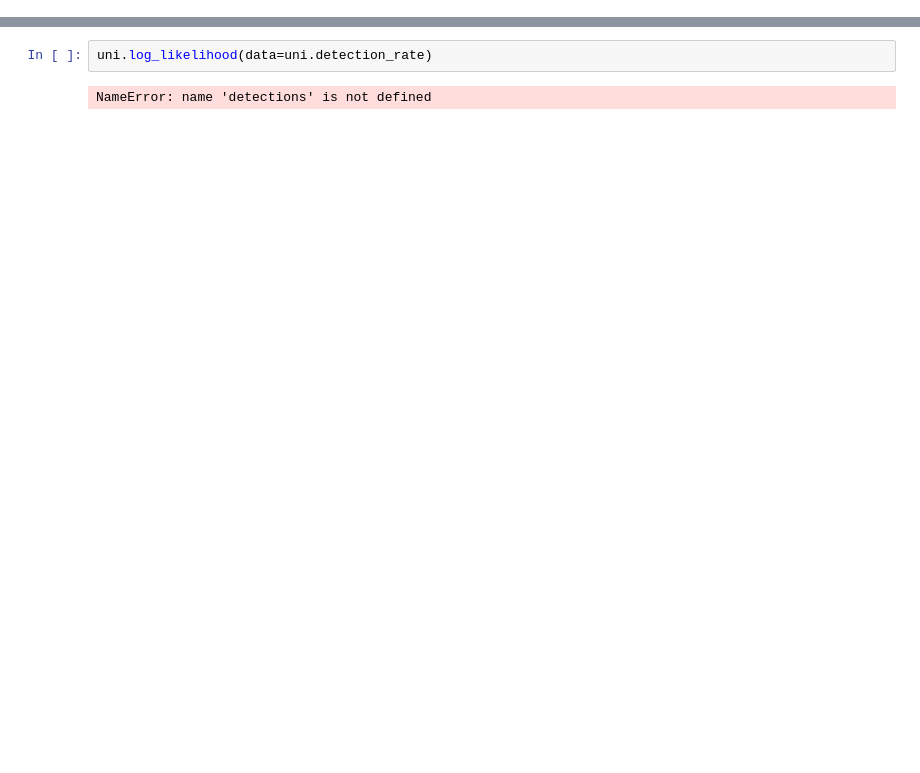
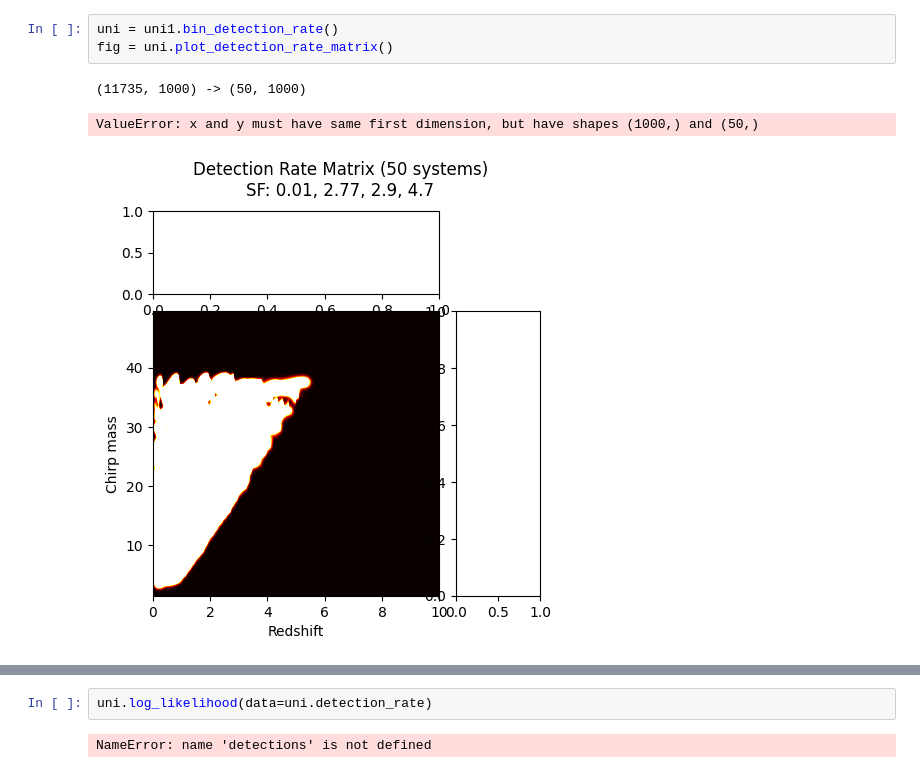
Before and after one commit to avivajpeyi/compas_ml_surrogate, a Jupyter notebook: studies/compas_uni.ipynb, the cells around one changed output, grey strips where cells are left out. Saved outputs shown, nothing was run; the diff lists cells and outputs as text; blank space fills up the shorter version.

```diff
--- a/studies/compas_uni.ipynb
+++ b/studies/compas_uni.ipynb
@@ -17,0 +29,7 @@ Time taken for CI:  18.703200817108154
+# %%
+uni = uni1.bin_detection_rate()
+fig = uni.plot_detection_rate_matrix()
+# %% [output]
+(11735, 1000) -> (50, 1000)
+ValueError: x and y must have same first dimension, but have shapes (1000,) and (50,)
+[figure, added]
```
Also changed, not shown: parts of 5 cells of this notebook, 3 other files.
